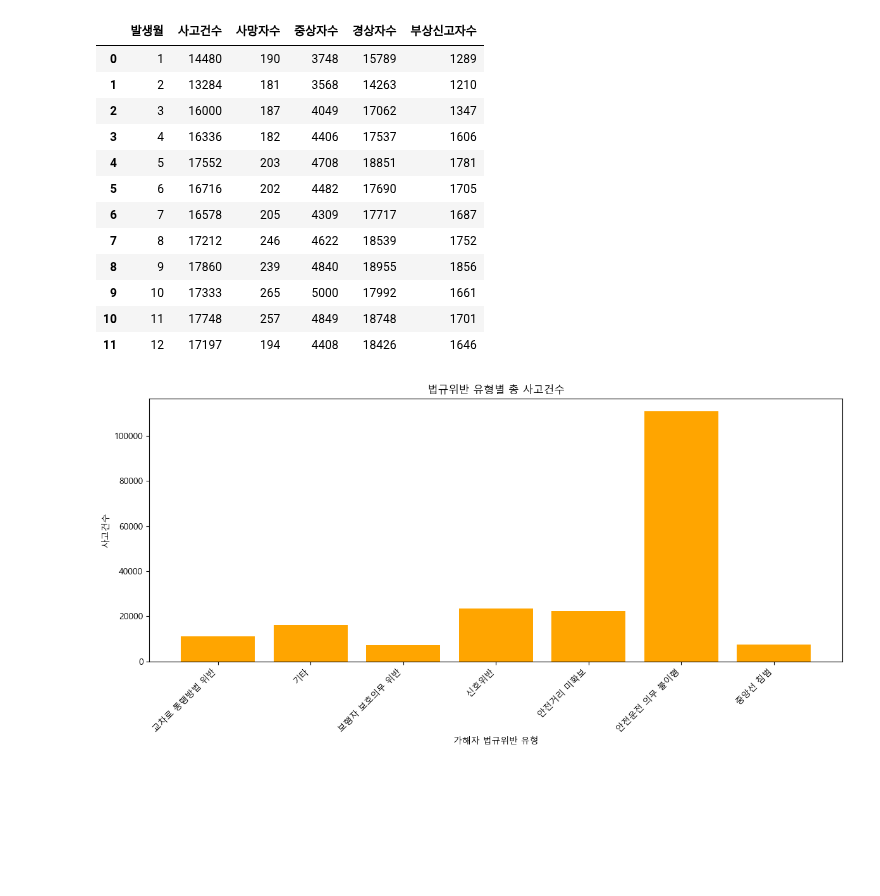
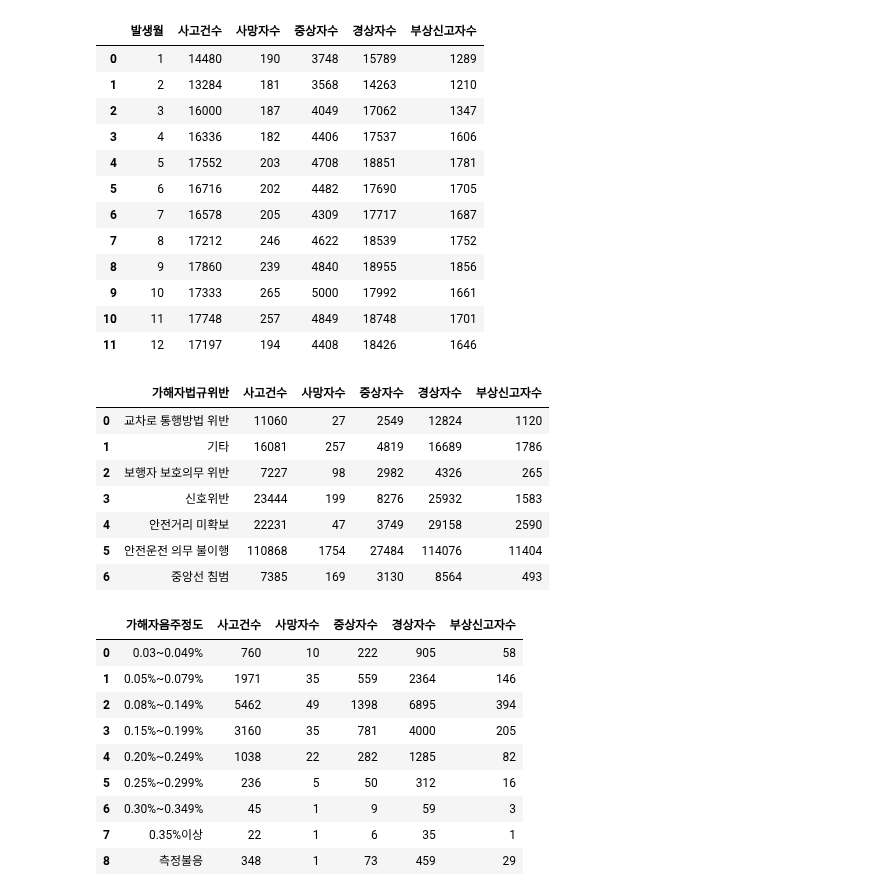
Before and after one commit to irisyshin/hipython_rep, a Jupyter notebook: mini_project_s1/data_analyse.ipynb, the cells around one changed output. Drawn from its saved outputs; the diff is of its cells as text; code cells hidden in the pictures; blank space fills up the shorter version.

```diff
--- a/mini_project_s1/data_analyse.ipynb
+++ b/mini_project_s1/data_analyse.ipynb
@@ -84,31 +86,31 @@ acc_monthly_total
 | 11 | 12 | 17197 | 194 | 4408 | 18426 | 1646 |
 # %%
 # 주야 통합 가해자법규위반 사고 집계
-acc_monthly_total = df_acc.groupby('발생월')[['사고건수', '사망자수', '중상자수', '경상자수', '부상신고자수']].sum().reset_index()
+illegal_monthly_total = df_illegal.groupby('가해자법규위반')[['사고건수', '사망자수', '중상자수', '경상자수', '부상신고자수']].sum().reset_index()
 
-acc_monthly_total
+illegal_monthly_total
+# %% [output]
+|  | 가해자법규위반 | 사고건수 | 사망자수 | 중상자수 | 경상자수 | 부상신고자수 |
+| 0 | 교차로 통행방법 위반 | 11060 | 27 | 2549 | 12824 | 1120 |
+| 1 | 기타 | 16081 | 257 | 4819 | 16689 | 1786 |
+| 2 | 보행자 보호의무 위반 | 7227 | 98 | 2982 | 4326 | 265 |
+| 3 | 신호위반 | 23444 | 199 | 8276 | 25932 | 1583 |
+| 4 | 안전거리 미확보 | 22231 | 47 | 3749 | 29158 | 2590 |
+| 5 | 안전운전 의무 불이행 | 110868 | 1754 | 27484 | 114076 | 11404 |
+| 6 | 중앙선 침범 | 7385 | 169 | 3130 | 8564 | 493 |
-# %%
-import pandas as pd
-import matplotlib.pyplot as plt
-
-# 한글 폰트 설정
-plt.rcParams['font.family'] = 'Malgun Gothic'
-plt.rcParams['axes.unicode_minus'] = False
-
-# 데이터 불러오기
-df_law = pd.read_csv("./dataset/한국도로교통공단_가해운전자 법규위반별 주야별 교통사고 통계_20231231.csv", encoding='cp949')
-
-# 주야 통합 사고건수 집계
-df_law_total = df_law.groupby('가해자법규위반')['사고건수'].sum().reset_index()
-
-# 시각화
-plt.figure(figsize=(12, 6))
-plt.bar(df_law_total['가해자법규위반'], df_law_total['사고건수'], color='orange')
-plt.xticks(rotation=45, ha='right')
-plt.title('법규위반 유형별 총 사고건수')
-plt.xlabel('가해자 법규위반 유형')
-plt.ylabel('사고건수')
-plt.tight_layout()
-plt.show()
-# %% [output]
-[figure, removed]
+# %%
+# 주야 통합 가해자음주측정도 집계
+alc_monthly_total = df_alc.groupby('가해자음주정도')[['사고건수', '사망자수', '중상자수', '경상자수', '부상신고자수']].sum().reset_index()
+
+alc_monthly_total
+# %% [output]
+|  | 가해자음주정도 | 사고건수 | 사망자수 | 중상자수 | 경상자수 | 부상신고자수 |
+| 0 | 0.03~0.049% | 760 | 10 | 222 | 905 | 58 |
+| 1 | 0.05%~0.079% | 1971 | 35 | 559 | 2364 | 146 |
+| 2 | 0.08%~0.149% | 5462 | 49 | 1398 | 6895 | 394 |
+| 3 | 0.15%~0.199% | 3160 | 35 | 781 | 4000 | 205 |
+| 4 | 0.20%~0.249% | 1038 | 22 | 282 | 1285 | 82 |
+| 5 | 0.25%~0.299% | 236 | 5 | 50 | 312 | 16 |
+| 6 | 0.30%~0.349% | 45 | 1 | 9 | 59 | 3 |
+| 7 | 0.35%이상 | 22 | 1 | 6 | 35 | 1 |
+| 8 | 측정불응 | 348 | 1 | 73 | 459 | 29 |
```
Also changed, not shown: parts of 7 cells of this notebook.
